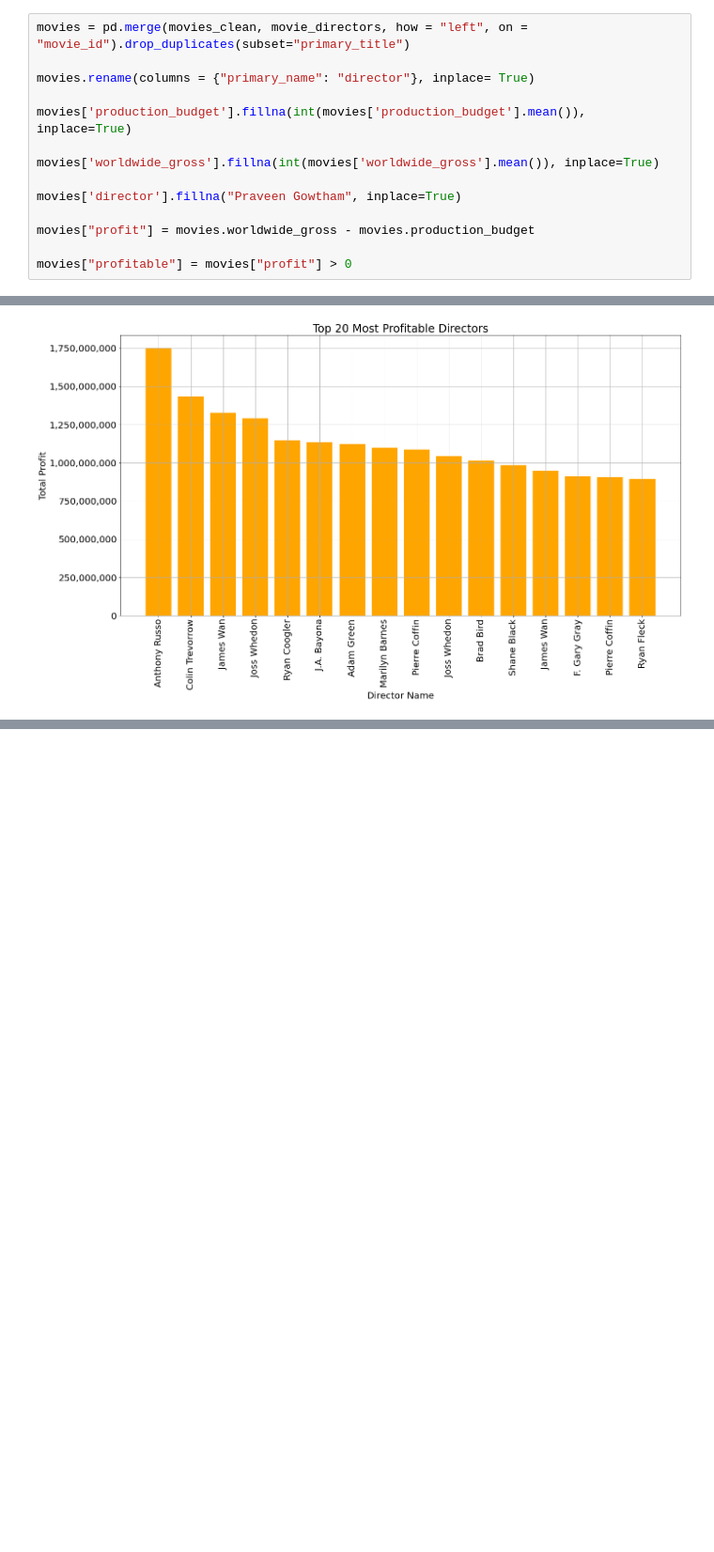
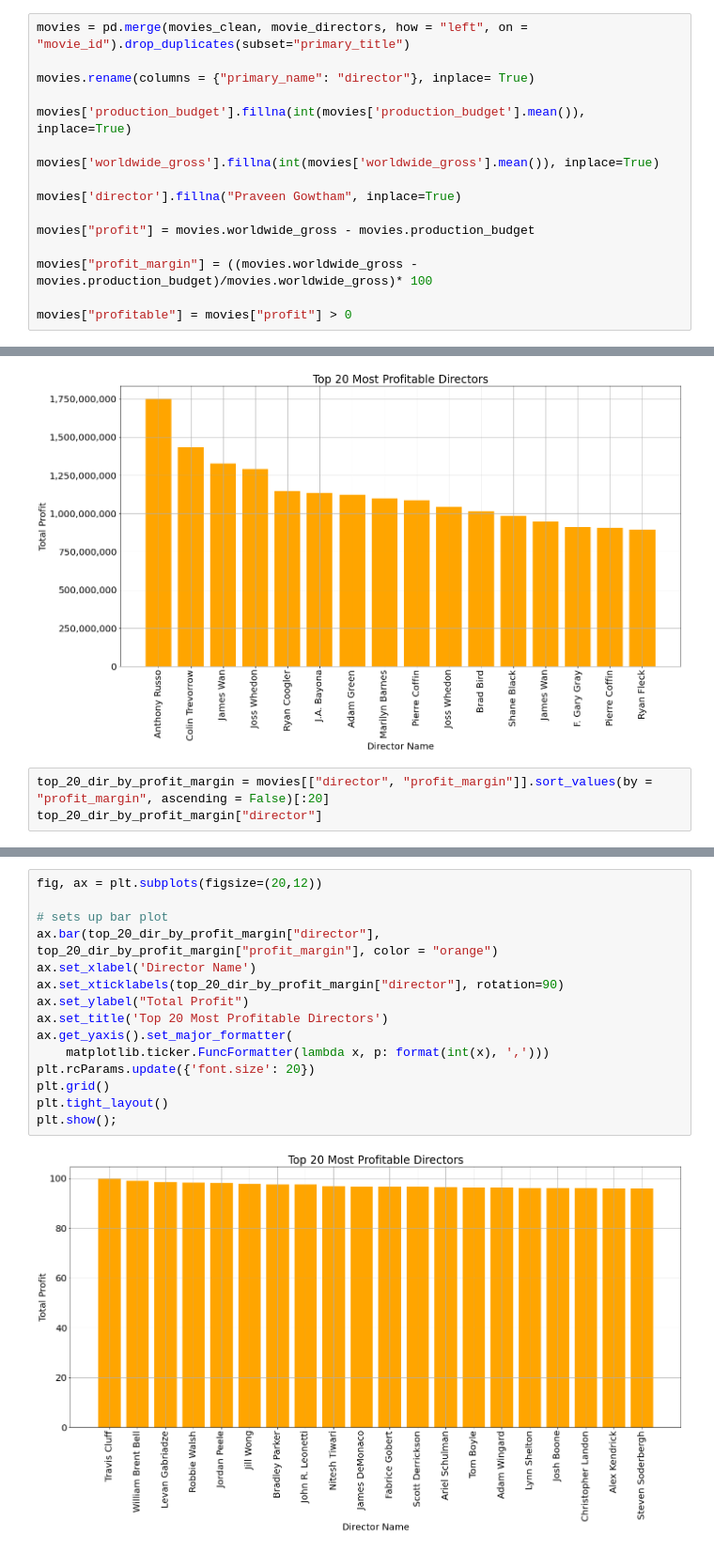
Before and after one commit to pedrov718/box_office_project, a Jupyter notebook: phase1_project.ipynb, the cells around one changed output, grey strips where cells are left out. Shown: that part at 94% size. Saved outputs shown, nothing was run; the diff lists cells and outputs as text; blank space fills up the shorter version.

Commit message:
directors by profit

```diff
--- a/phase1_project.ipynb
+++ b/phase1_project.ipynb
@@ -440,6 +440,8 @@ movies['director'].fillna("Praveen Gowtham", inplace=True)
 
 movies["profit"] = movies.worldwide_gross - movies.production_budget
 
+movies["profit_margin"] = ((movies.worldwide_gross - movies.production_budget)/movies.worldwide_gross)* 100
+
 movies["profitable"] = movies["profit"] > 0
 # %%
 movies
@@ -495,3 +497,6 @@ plt.tight_layout()
 plt.show();
 # %% [output]
 [figure]
+# %%
+top_20_dir_by_profit_margin = movies[["director", "profit_margin"]].sort_values(by = "profit_margin", ascending = False)[:20]
+top_20_dir_by_profit_margin["director"]
@@ -497,0 +521,17 @@ plt.show();
+# %%
+fig, ax = plt.subplots(figsize=(20,12))
+
+# sets up bar plot
+ax.bar(top_20_dir_by_profit_margin["director"], top_20_dir_by_profit_margin["profit_margin"], color = "orange")
+ax.set_xlabel('Director Name')
+ax.set_xticklabels(top_20_dir_by_profit_margin["director"], rotation=90)
+ax.set_ylabel("Total Profit")
+ax.set_title('Top 20 Most Profitable Directors')
+ax.get_yaxis().set_major_formatter(
+    matplotlib.ticker.FuncFormatter(lambda x, p: format(int(x), ',')))
+plt.rcParams.update({'font.size': 20})
+plt.grid()
+plt.tight_layout()
+plt.show();
+# %% [output]
+[figure, added]
```
Also changed, not shown: parts of 3 cells of this notebook.
